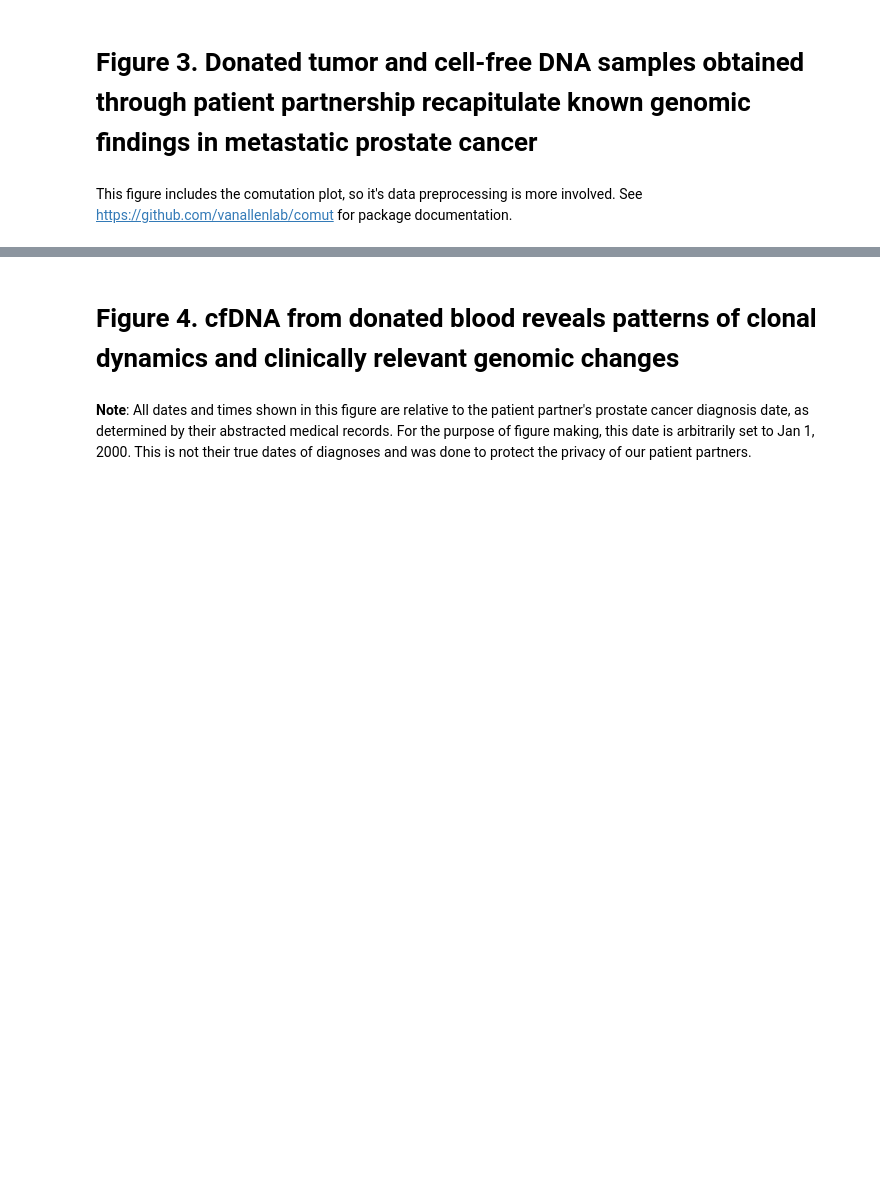
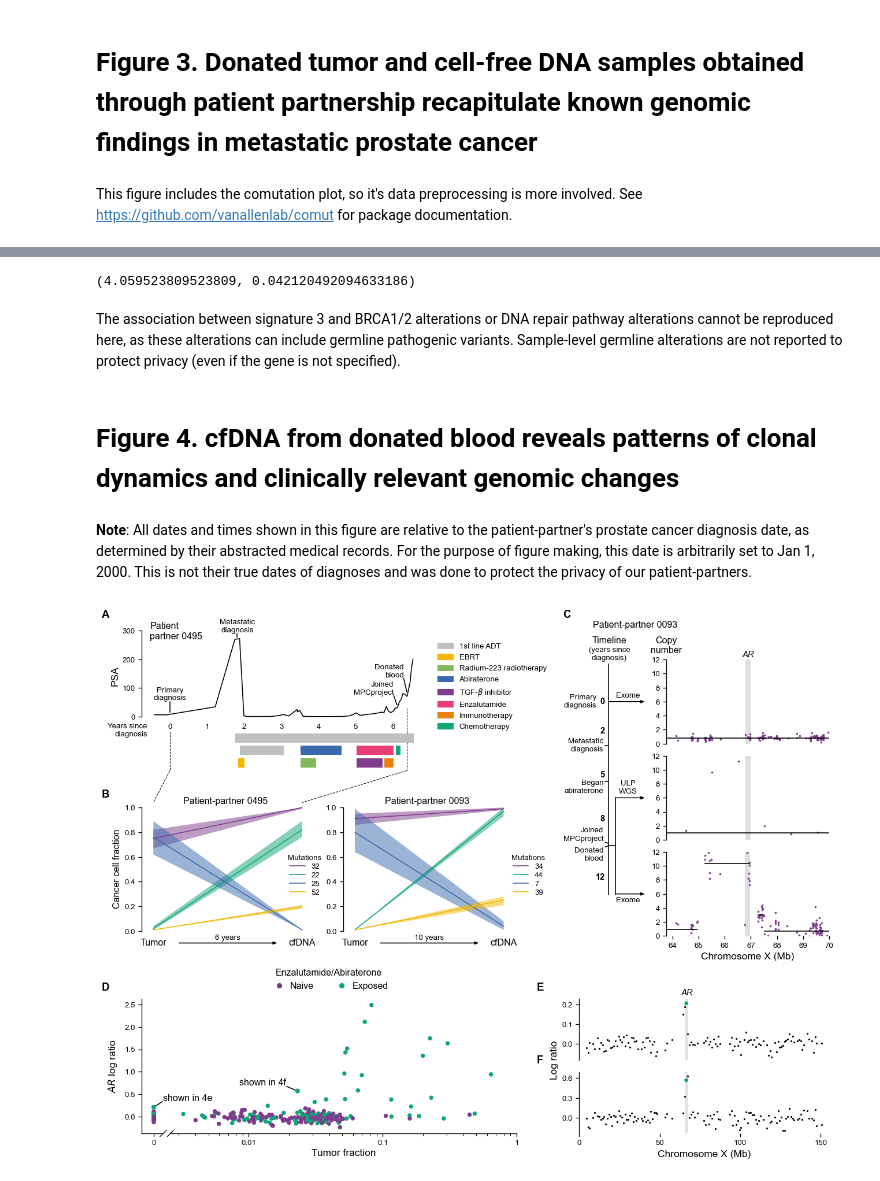
Before and after one commit to vanallenlab/mpcproject-paper, a Jupyter notebook: mpcproject-figures.ipynb, the cells around one changed output, grey strips where cells are left out. Cells and saved outputs as stored; diff of their text form; code cells hidden in the pictures; blank space fills up the shorter version.

```diff
--- a/mpcproject-figures.ipynb
+++ b/mpcproject-figures.ipynb
@@ -1127,9 +1414,19 @@ fig3.savefig('figures/figure3.svg', bbox_inches = 'tight')
+# %%
+# samples with signature 3 are more likely to be metastatis-associated (primary tumors in the setting of metastatic diagnosis
+# or cfDNA tumors)
+mut_signatures['Sig 3 Presence'] = mut_signatures['3 (HRD)'] > 0
+cont_table = mut_signatures.groupby(['Sig 3 Presence', 'metastatic-associated']).size()
+scipy.stats.fisher_exact(cont_table.values.reshape(2,2))
+# %% [output]
+(4.059523809523809, 0.042120492094633186)
+# %% [markdown]
+The association between signature 3 and BRCA1/2 alterations or DNA repair pathway alterations cannot be reproduced here, as these alterations can include germline pathogenic variants. Sample-level germline alterations are not reported to protect privacy (even if the gene is not specified).
 # %% [markdown]
 # Figure 4. cfDNA from donated blood reveals patterns of clonal dynamics and clinically relevant genomic changes
 # %% [markdown]
-__Note__: All dates and times shown in this figure are relative to the patient partner's prostate cancer diagnosis date, as determined by their abstracted medical records. For the purpose of figure making, this date is arbitrarily set to Jan 1, 2000. This is not their true dates of diagnoses and was done to protect the privacy of our patient partners.
+__Note__: All dates and times shown in this figure are relative to the patient-partner's prostate cancer diagnosis date, as determined by their abstracted medical records. For the purpose of figure making, this date is arbitrarily set to Jan 1, 2000. This is not their true dates of diagnoses and was done to protect the privacy of our patient-partners.
 # %%
-#### Figure 4a - clinical history of patient partner 0495 ####
+#### Figure 4a - clinical history of patient-partner 0495 ####
 
 # therapy data
 pt_prtner_0495_clinical = pd.read_csv('ref/data/patient-partner-0495-clinical-history.csv', parse_dates = ['RELATIVE START DATE', 'RELATIVE STOP DATE'])
@@ -1141,7 +1438,7 @@ pt_0495_events = {'Primary\ndiagnosis': datetime.datetime(2000, 1, 1, 0, 0),
          'Donated\nblood': datetime.datetime(2006, 5, 25, 0, 0)}
 
 patch_height = 0.7
-color_dict = {'1st Line ADT': 'grey', 'Chemotherapy': bold_10[1], 'Clinical Trial': bold_10[6],
+color_dict = {'1st Line ADT': aging_color, 'Chemotherapy': bold_10[1], 'Clinical Trial': bold_10[6],
               'Radium-223 radiotherapy': bold_10[5], r'TGF-$\beta$ inhibitor': bold_10[0],
               'Abiraterone': bold_10[2], 'Enzalutamide': bold_10[4], 'EBRT': bold_10[3]}
 
@@ -1230,11 +1517,11 @@ for index, row in pt_prtner_0495_clinical.reset_index().iterrows():
     y_val = -1*y_val_dict[index]
     x, y = mdates.date2num(row['RELATIVE START DATE']), y_val - patch_height
     width, height = mdates.date2num(row['RELATIVE STOP DATE']) - mdates.date2num(row['RELATIVE START DATE']), patch_height
-    alpha = 1 if row['drug_class'] != '1st Line ADT' else 0.5
     drug_patch = mpatches.Rectangle((x, y), width, height, color = color_dict[row['drug_class']],
-                                   fill = True, label = row['drug_class'], alpha = alpha, zorder = 3)
+                                   fill = True, label = row['drug_class'], zorder = 3)
     drug_ax.add_patch(drug_patch)
 
+# plot the PSA data
 sns.lineplot(data = pt_prtner_0495_psa, x = 'RELATIVE PSA DATE', y = 'PSA', ax = psa_ax, color = 'black')
 
 # edit axes
@@ -1252,6 +1539,7 @@ psa_ax.tick_params(axis = 'x', length = 0)
 psa_ax.set_ylim([None, 300])
 psa_ax.spines['left'].set_bounds(0, 300)
 
+# creat the legend
 handles, labels = drug_ax.get_legend_handles_labels()
 new_legend_dict = dict(zip(labels, handles))
 rename_dict = {'1st Line ADT': '1st line ADT', 'Clinical Trial': 'Immunotherapy'}
@@ -1275,6 +1563,7 @@ ha = ['center', 'center', 'right', 'right']
 xbuffers = [0, 0, -10, -10]
 ybuffers = [8, 8, 5, 5]
 
+# add labels and lines that point to labels
 psa_point_date_dict = {}
 for i, (ev, date) in enumerate(pt_0495_events.items()):
     mpl_date = mdates.date2num(date)
@@ -1299,18 +1588,20 @@ drug_ax.text(x = 0.02, y = 1.28, s = 'Years since\ndiagnosis',
 ###### FIG 4B #######
 #####################
 
-# This figure is split into the two patient partners
+# This figure is split into the two patient-partners
 fig4b = gridspec.GridSpecFromSubplotSpec(1, 2, subplot_spec=gs[1,:9], hspace = 0.35)
 phylogic_axes = [fig4.add_subplot(fig4b[i]) for i in range(2)]
 
-samples = ['Patient partner 0495', 'Patient partner 0093']
+samples = ['Patient-partner 0495', 'Patient-partner 0093']
 labels = [['Tumor', 'cfDNA'], ['Tumor', 'cfDNA']]
 color_list = [vivid_10[-2], vivid_10[3], vivid_10[-3], vivid_10[-4], vivid_10[-1]]
 years = ['6', '10']
 arrow_axes = {}
 
+# plot the results from phylogicNDT
 for i, (mut_ccf, cluster_ccf) in enumerate([[pt_prtner_0495_mut_ccf, pt_prtner_0495_cluster_ccf], [pt_prtner_0093_mut_ccf, pt_prtner_0093_cluster_ccf]]):
 
+    # use a custom class to handle the phylogic plot
     phylogic_results = phylogic_visualization.PhylogicTwoTPResult(cluster_ccf, mut_ccf)
     phylogic_results.biopsy_sites = labels[i][::-1]
 
@@ -1337,6 +1628,7 @@ for i, (mut_ccf, cluster_ccf) in enumerate([[pt_prtner_0495_mut_ccf, pt_prtner_0
     topc_fig = fig4_inv_transform.transform(top_corner)
     dx, dy = topc_fig - bottomc_fig
 
+    # add the arrow axes and the arrows
     arrow_axes[i] = fig4.add_axes([bottomc_fig[0], bottomc_fig[1], dx, dy])
     sns.despine(ax = arrow_axes[i], bottom = True, left = True)
     arrow_axes[i].get_xaxis().set_visible(False)
@@ -1357,9 +1649,7 @@ sns.despine(left = True, bottom = True, ax = arrow_axes[0])
 ###### 4a - 4b connection #######
 #################################
 
-# Here we draw a connection between 4a and 5b
-
-# draw connection between panels?
+# Here we draw a connection between 4a and 4b. A lot of moving between different figure coordinates.
 left = psa_point_date_dict['Primary\ndiagnosis']
 right = psa_point_date_dict['Donated\nblood']
 left_fig = fig4_inv_transform.transform(psa_ax.transData.transform(left))
@@ -1370,6 +1660,7 @@ top_drug = fig4_inv_transform.transform(drug_ax.transData.transform((0, drug_ax.
 phylo_left = fig4_inv_transform.transform(phylogic_axes[0].transData.transform((0, 1.04)))
 phylo_right = fig4_inv_transform.transform(phylogic_axes[0].transData.transform((1, 1.04)))
 
+# draw the lines that connect 4a and 4b
 left_line = mlines.Line2D([left_fig[0], left_fig[0]], [left_fig[1] - 0.03, bottom_drug[1]], linestyle = 'dashed', color = 'black',
                           linewidth = 0.8, transform=fig4.transFigure, figure=fig4)
 right_line = mlines.Line2D([right_fig[0], right_fig[0]], [right_fig[1] - 0.025, top_drug[1]], linestyle = 'dashed', color = 'black',
@@ -1381,7 +1672,6 @@ phylo_right = mlines.Line2D([right_fig[0], phylo_right[0]], [bottom_drug[1], phy
 
 fig4.lines.extend([left_line, right_line, left_phylo, phylo_right])
 
-# zorder not working properly
 drug_ax.plot([right[0], right[0]], [-0.7, -3], linestyle = 'dashed', color = 'black',
              linewidth = 0.8, zorder = -1)
 
@@ -1406,7 +1696,7 @@ sns.despine(ax = blank_ax, bottom = True, left = True)
 blank_ax.get_xaxis().set_visible(False)
 blank_ax.get_yaxis().set_visible(False)
 
-blank_ax.text(s = 'Patient partner 0093', x = 0.01, y = 1.6, ha = 'left', va = 'top', transform = blank_ax.transAxes)
+blank_ax.text(s = 'Patient-partner 0093', x = 0.01, y = 1.6, ha = 'left', va = 'top', transform = blank_ax.transAxes)
 blank_ax.patch.set_alpha(0)
 
 # now we plot the copy number data - ffpe exome, blood ulp, then blood exome
@@ -1445,7 +1735,9 @@ for i, (seq_type, coverage_data, segmentation_data) in enumerate([['ffpe', ffpe_
 
     ar_cna_axes[i].set_ylabel('')
     ar_cna_axes[i].set_yticks([0, 2, 4, 6, 8, 10, 12])
-    ar_cna_axes[i].axvspan(ar_start, ar_end, color='grey', alpha=0.25)
+
+    span_color = mimic_alpha.colorAlpha_to_rgb(['grey'], 0.25)[0]
+    ar_cna_axes[i].axvspan(ar_start, ar_end, color=span_color, zorder=-1)
     sns.despine(bottom = True, ax = ar_cna_axes[i])
 
 ar_cna_axes[0].text(x = 66857167.5, y = 12.1, s = 'AR', fontsize = 11, ha = 'center', va = 'bottom', fontstyle = 'italic')
@@ -1494,7 +1786,7 @@ ax_4c_timeline.text(s = 'Exome', x = -0.45, y = tert_branch[1] - 0.01, ha = 'cen
 # convert to dates. Defining the location of the primary diagnosis and blood biopsy defines the scale
 blood_points = (midline, events_0093['Donated\nblood'])
 prim_points = (primary_branch[1], events_0093['Primary\ndiagnosis'])
-date2plot = date2plotcoords(blood_points, prim_points)
+date2plot = figures.date2plotcoords(blood_points, prim_points)
 
 # define the years relative to the diagnosis date. Two flanking dates (1998 and 2013) are added
 # to provide a buffer for text labelling
@@ -1512,7 +1804,8 @@ ax_4c_timeline.set_yticklabels(years, fontsize = 11, va = 'center', fontweight =
 ax_4c_timeline.tick_params(axis = 'y', pad = -19)
 
 # shift some labels around to avoid overlapping with dates
-buffer_dict = {'Primary\ndiagnosis': (-0.2, 0), 'Began\nabiraterone': (0, -0.02), 'Donated\nblood': (0, -0.031), 'Joined\nMPCproject': (0, 0.03145)}
+buffer_dict = {'Primary\ndiagnosis': (-0.2, 0), 'Began\nabiraterone': (0, -0.02),
+               'Donated\nblood': (0, -0.031), 'Joined\nMPCproject': (0, 0.03145)}
 ax_4c_transform = ax_4c_timeline.transData.inverted()
 for ev, date in events_0093.items():
     plot_y = date2plot(date)
@@ -1555,17 +1848,17 @@ fig4def = gridspec.GridSpecFromSubplotSpec(2, 2, subplot_spec=gs[3, :], height_r
 bax = brokenaxes(xlims=((-0.003, 0.0023), (0.0026, 1)), wspace=0.04, width_ratios = [1, 16], d = 0.005, subplot_spec = fig4def[:, 0])
 
 # we define two points that we want to highlight further in 4e and 4f - they are the maximum logR values for TF = 0 and TF < 0.03 respectively
-point1 = relative_ar_amp_treatment.query('tumor_fraction == 0').sort_values(by = 'relative_logR', ascending = False).iloc[[0]]
-point2 = relative_ar_amp_treatment.query('tumor_fraction < 0.03').sort_values(by = 'relative_logR', ascending = False).iloc[[0]]
+point1 = relative_ar_amp_treatment.query('tumor_fraction == 0').sort_values(by = 'logR', ascending = False).iloc[[0]]
+point2 = relative_ar_amp_treatment.query('tumor_fraction < 0.03').sort_values(by = 'logR', ascending = False).iloc[[0]]
 special_points = pd.concat([point1, point2])
 
 # first we plot the main data (dropping these special points)
 main_data = relative_ar_amp_treatment.drop(index =[point1.index[0], point2.index[0]])
-bax.scatter(x = main_data['tumor_fraction'], y = main_data['relative_logR'],
+bax.scatter(x = main_data['tumor_fraction'], y = main_data['logR'],
             c = main_data['Enzalutamide/abiraterone'].apply(lambda status: color_palette[status]).to_list())
 
 # and then we plot the special data, increasing the point size
-bax.scatter(x = special_points['tumor_fraction'], y = special_points['relative_logR'],
+bax.scatter(x = special_points['tumor_fraction'], y = special_points['logR'],
             c = special_points['Enzalutamide/abiraterone'].apply(lambda status: color_palette[status]).to_list(),
             ec = None, s = 40)
 
@@ -1586,8 +1879,8 @@ bax.set_ylabel(r'$\it{AR}$ log ratio')
 label_4e = fig4.text(s = 'shown in 4e', x = 0.0023, y = 0.35, zorder = 3, transform = left_ax.transData, ha = 'left')
 label_4f = fig4.text(s = 'shown in 4f', x = 0.019, y = 0.7, zorder = 3, transform = right_ax.transData, ha = 'right')
 
-left_ax.plot([point1['tumor_fraction'].iloc[0], 0.0021], [point1['relative_logR'].iloc[0], 0.33], color = 'black', zorder = -1)
-right_ax.plot([point2['tumor_fraction'].iloc[0], 0.0192], [point2['relative_logR'].iloc[0], 0.67], color = 'black', zorder = -1)
+left_ax.plot([point1['tumor_fraction'].iloc[0], 0.0021], [point1['logR'].iloc[0], 0.33], color = 'black', zorder = -1)
+right_ax.plot([point2['tumor_fraction'].iloc[0], 0.0192], [point2['logR'].iloc[0], 0.67], color = 'black', zorder = -1)
 
 # manually make legend
 exposed = mlines.Line2D(xdata = [0], ydata = [0], marker='o', markerfacecolor=color_palette['exposed'], markersize=8,
@@ -1612,7 +1905,7 @@ for i, (ax, sampleid) in enumerate(zip([figure4e, figure4f], special_points['sam
     copy_num_obj = copynumber.CopyNumber(sampleid)
 
     # drop the interval that contains AR because it will be plotted in green
-    copy_num_obj.set_coverage(sample_x.drop(index = sample_x[sample_x['loc'] == 66500000.5].index), cov_values = ['relative_logR'])
+    copy_num_obj.set_coverage(sample_x.drop(index = sample_x[sample_x['loc'] == 66500000.5].index), cov_values = ['logR'])
 
     # plot the coverage around AR (expanding the window to include most of X chromosome)
     plot_ax = copy_num_obj.visualize_profile(ax, segments = False, window = ar_window, cov_colors = ['black'])
@@ -1620,37 +1913,47 @@ for i, (ax, sampleid) in enumerate(zip([figure4e, figure4f], special_points['sam
     # now plot just the point of interest - the point at the center of the window that contains AR.
     # we make it a bit bigger than surrounding points and change its color
     point = special_points.set_index('sample').loc[[sampleid]]
-    point_plot = sns.scatterplot(x = [66500000.5], y = 'relative_logR', data = point, ax = plot_ax,
+    point_plot = sns.scatterplot(x = [66500000.5], y = 'logR', data = point, ax = plot_ax,
                     color = palettable.cartocolors.qualitative.Bold_10.mpl_colors[1],
                     ec = None, s = 25, zorder = 3)
 
     # denote interval that contains AR
-    plot_ax.axvspan(xmin = 66000001, xmax = 67000000, color = 'grey', alpha = 0.5)
+    plot_ax.axvspan(xmin = 66000001, xmax = 67000000, color = [0.8754902, 0.8754902, 0.8754902], zorder=-1)
 
     # some axis formatting
     if i == 1:
         plot_ax.set_xticks([0, 50*10**6, 100*10**6, 150*10**6])
         plot_ax.set_xticklabels([0, 50, 100, 150])
         plot_ax.set_yticks([0, 0.3, 0.6])
         plot_ax.set_ylim([None, 0.69])
         plot_ax.set_xlabel('Chromosome X (Mb)')
         plot_ax.set_ylabel('Log ratio', y = 1.2)
 
     else:
         plot_ax.get_xaxis().set_visible(False)
         plot_ax.set_ylabel('')
         plot_ax.set_ylim([None, 0.23])
         plot_ax.set_yticks([0, 0.1, 0.2])
         plot_ax.text(x = 66857167.5, y = 0.24, s = 'AR', fontsize = 11, ha = 'center', va = 'bottom', fontstyle = 'italic')
 
     sns.despine(ax = plot_ax, bottom = True)
 
 #### Add figure panel labels
 xcoords = [0.08, 0.08, 0.60, 0.08, 0.57, 0.57]
-ycoords = [0.90, 0.63, 0.90, 0.33, 0.33, 0.22]
+ycoords = [0.90, 0.63, 0.90, 0.34, 0.34, 0.23]
 
-for label, xcoord, ycoord in zip(['a', 'b', 'c', 'd', 'e', 'f'], xcoords, ycoords):
+for label, xcoord, ycoord in zip(['A', 'B', 'C', 'D', 'E', 'F'], xcoords, ycoords):
     fig4.text(s = label, x = xcoord, y = ycoord, transform = fig4.transFigure, weight = 'bold', fontsize = 14)
+
+# here, we hack into the phylogic plots and convert alpha to absolute colors for manuscript submission
+for phy_ax in phylogic_axes:
+    children = phy_ax.get_children()
+    for child in children:
+        if isinstance(child, mcollections.PolyCollection):
+            child.set_rasterized(True)
 
 fig4.savefig('figures/figure4.png', dpi = 300, bbox_inches = 'tight')
 fig4.savefig('figures/figure4.svg', bbox_inches = 'tight')
+fig4.savefig('figures/figure4.pdf', bbox_inches = 'tight')
+# %% [output]
+[figure, added]
```
Also changed, not shown: parts of 37 cells of this notebook, 37 other files.
